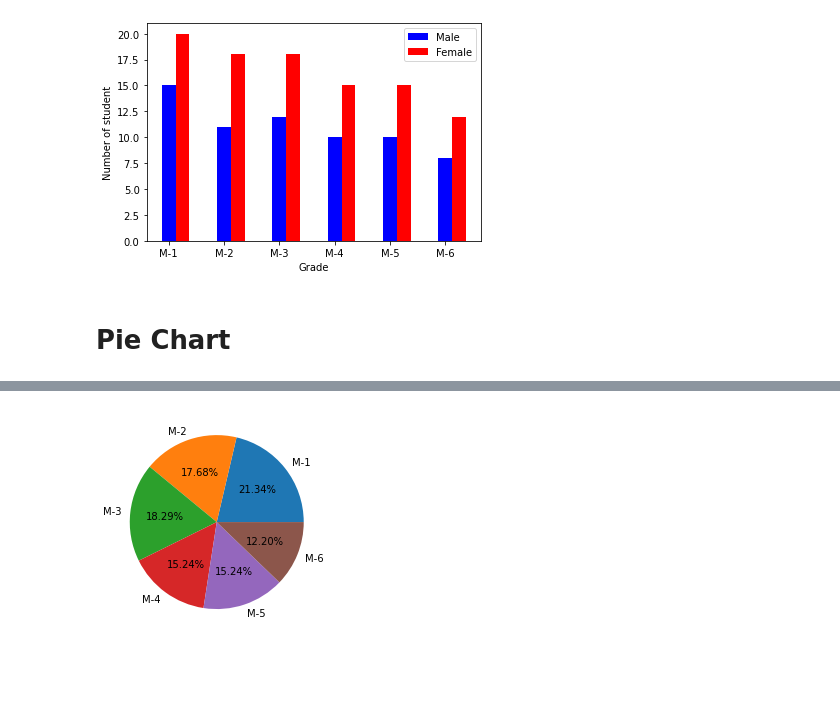
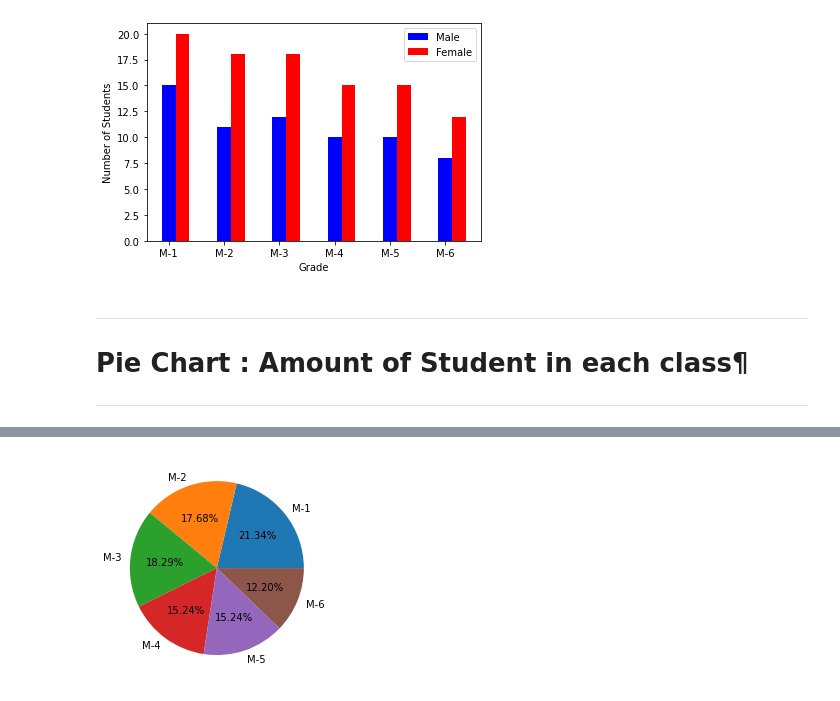
Before and after one commit to KidAnarchy/Python_16_visualization, a Jupyter notebook: 01 Matplotlib.ipynb, the cells around one changed output, grey strips where cells are left out. Cells and saved outputs as stored; diff of their text form; code cells hidden in the pictures; blank space fills up the shorter version.

```diff
--- a/01 Matplotlib.ipynb
+++ b/01 Matplotlib.ipynb
@@ -94,25 +103,28 @@ plt.show()
 # %%
-# Twin Bar Chart
+import matplotlib.pyplot as plt
+import numpy as np
 
-import numpy as np
-import matplotlib.pyplot as plt
 
-# Build Data
-Grade = ['M-1','M-2','M-3','M-4','M-5','M-6']
-Student_M = [15,11,12,10,10,8]
-Student_F = [20,18,18,15,15,12]
+# Data
+Grade=['M-1', 'M-2', 'M-3', 'M-4', 'M-5', 'M-6']
+Students_M =[15, 11, 12, 10, 10, 8]
+Students_F =[20, 18, 18, 15, 15, 12]
 
-# Plot Twin BarChart
+
+# Shown Twin Bar Chart
 X = np.arange(6)
-plt.bar(X + 0.0, Student_M, color='b', width = 0.25) #width ความกว้างของบาร์
-plt.bar(X + 0.25, Student_F, color='r', width = 0.25)
+plt.bar(X + 0.0, Students_M, color = 'b', width = 0.25)
+plt.bar(X + 0.25, Students_F, color = 'r', width = 0.25)
 
 plt.xticks(np.arange(6), Grade)
 plt.xlabel("Grade")
-plt.ylabel('Number of student')
+plt.ylabel("Number of Students")
 plt.legend(labels=['Male','Female'])
 plt.show()
 # %% [output]
-[figure, old version]
+[figure, new version]
 # %% [markdown]
-# Pie Chart
+---
+# Pie Chart : Amount of Student in each class¶
+
+---
```
Also changed, not shown: parts of 23 cells of this notebook, 2 other files.
